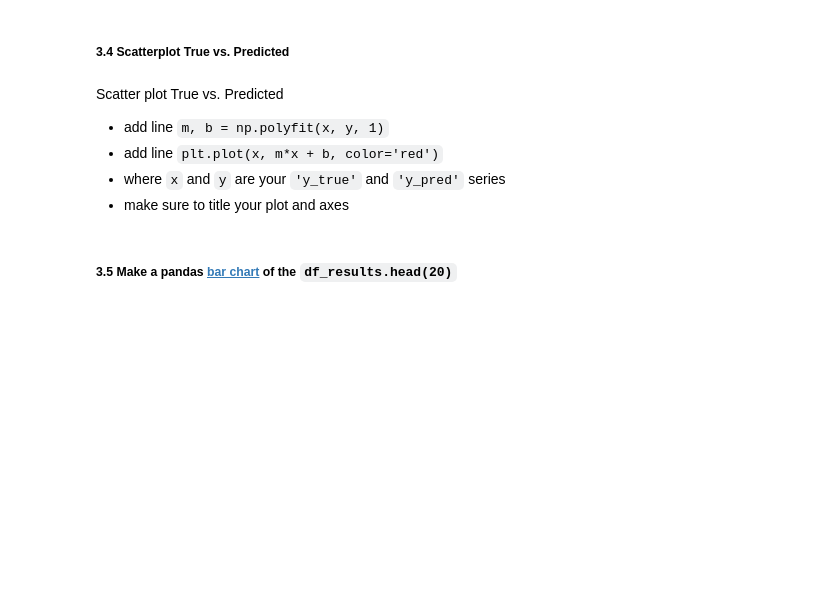
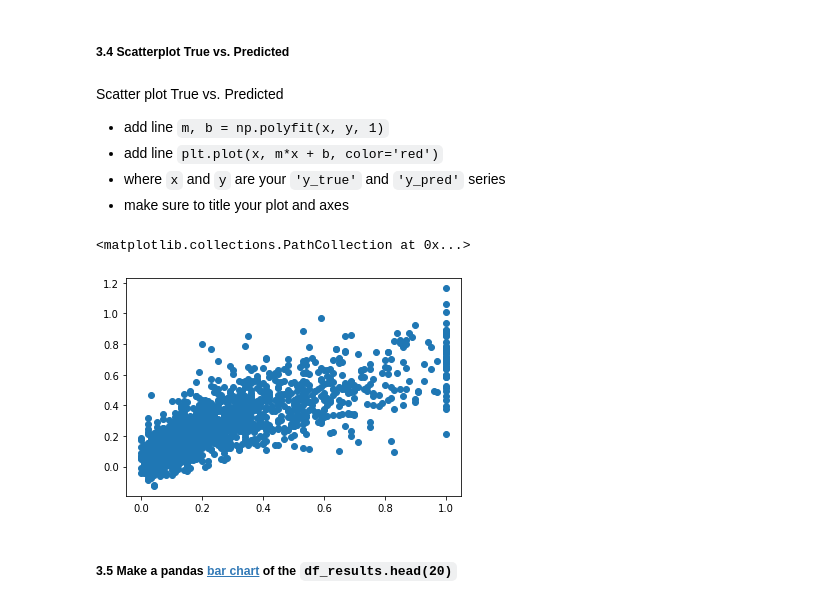
Before and after one commit to teemal/machine_learning_and_data_mining, a Jupyter notebook: Activity_07.ipynb, the cells around one changed output. Cells and saved outputs as stored; diff of their text form; code cells hidden in the pictures; blank space fills up the shorter version.

```diff
--- a/Activity_07.ipynb
+++ b/Activity_07.ipynb
@@ -221,4 +285,6 @@ In Exercises #2 and #3, we explore a linear `regression` model to a predict cont
 ##### 2.1 Split data to X and y
 # %%
 # dependent variable y is 'ViolentCrimesPerPop'
-print('your code here')
+X = df.iloc[:, :-1].values
+y = df.iloc[:, -1].values
+print(X.shape, y.shape)
@@ -226,4 +294,5 @@ print('your code here')
 ##### 2.2 Construct a `LinearRegression` model
 # %%
 # create a LinearRegression() model
-print('your code here')
+lr = LinearRegression()
+lr
@@ -244,0 +313,15 @@ print('your code here')
+# %%
+# k-fold CV
+kfold = KFold(n_splits=10).split(X, y)
+scores = []
+y_pred = []
+for k, (train, test) in enumerate(kfold):
+    lr.fit(X[train], y[train])
+    y_pred.extend(lr.predict(X[test]))
+    score = lr.score(X[test], y[test])
+    scores.append(score)
+    print('Fold: %2d, Acc: %.3f' % (k+1, score))
+
+numpy = np.array(scores)
+print('mean: ', numpy.mean())
+print('std: ', numpy.std())
@@ -246,4 +342,5 @@ print('your code here')
 ##### 2.4 Save the `'ViolentCrimesPerPop'` column from `df` as `y_true`.
 # %%
 # save 'ViolentCrimesPerPop' as y_true
-print('your code here')
+y_true = df['ViolentCrimesPerPop']
+y_true
@@ -293,8 +438,11 @@ Scatter plot True vs. Predicted
 # %%
 # make a scatter plot of 'true' vs 'predicted'
 x = y_true
 y = y_pred
-print('your code here')
+plt.scatter(x,y)
+# %% [output]
+<matplotlib.collections.PathCollection at 0x...>
+[figure, added]
 # %% [markdown]
 ##### 3.5 Make a pandas [bar chart](https://pandas.pydata.org/pandas-docs/stable/reference/api/pandas.DataFrame.plot.bar.html) of the `df_results.head(20)`
 # %% [markdown]
```
Also changed, not shown: parts of 31 cells of this notebook.
